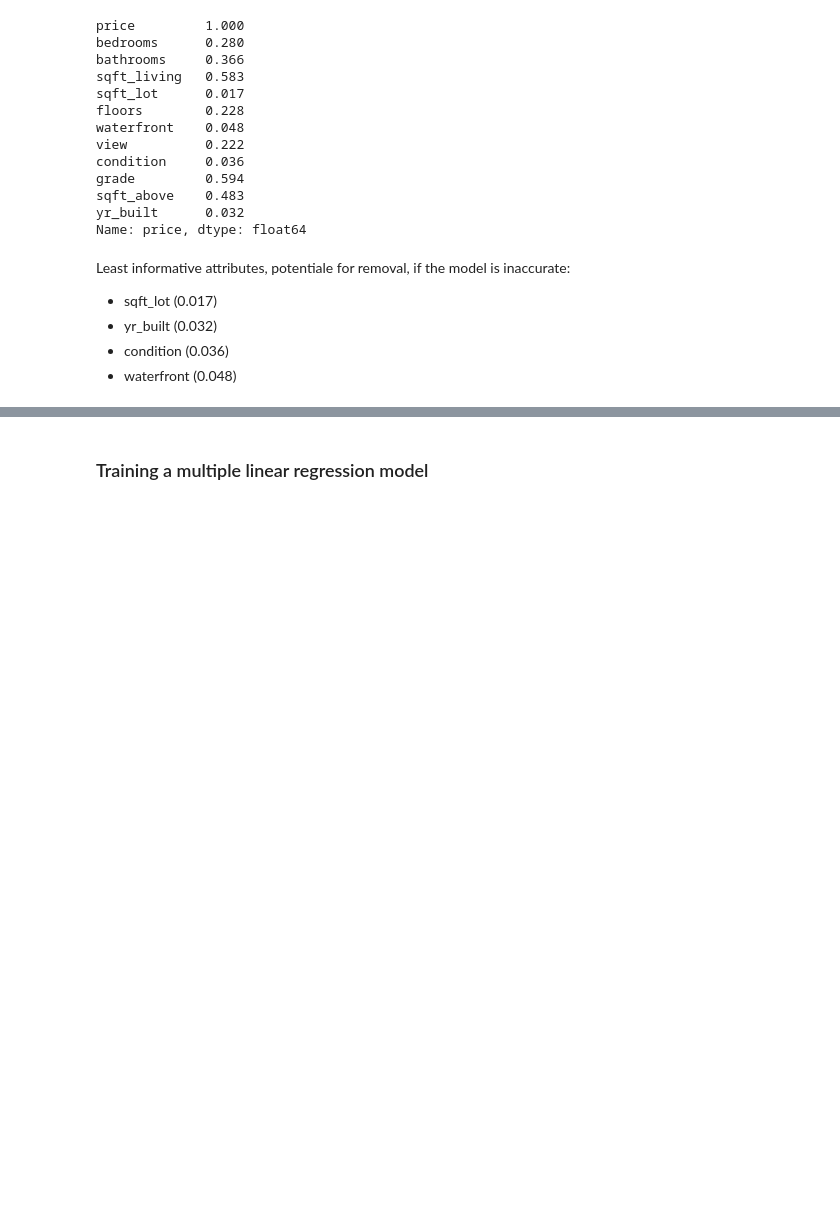
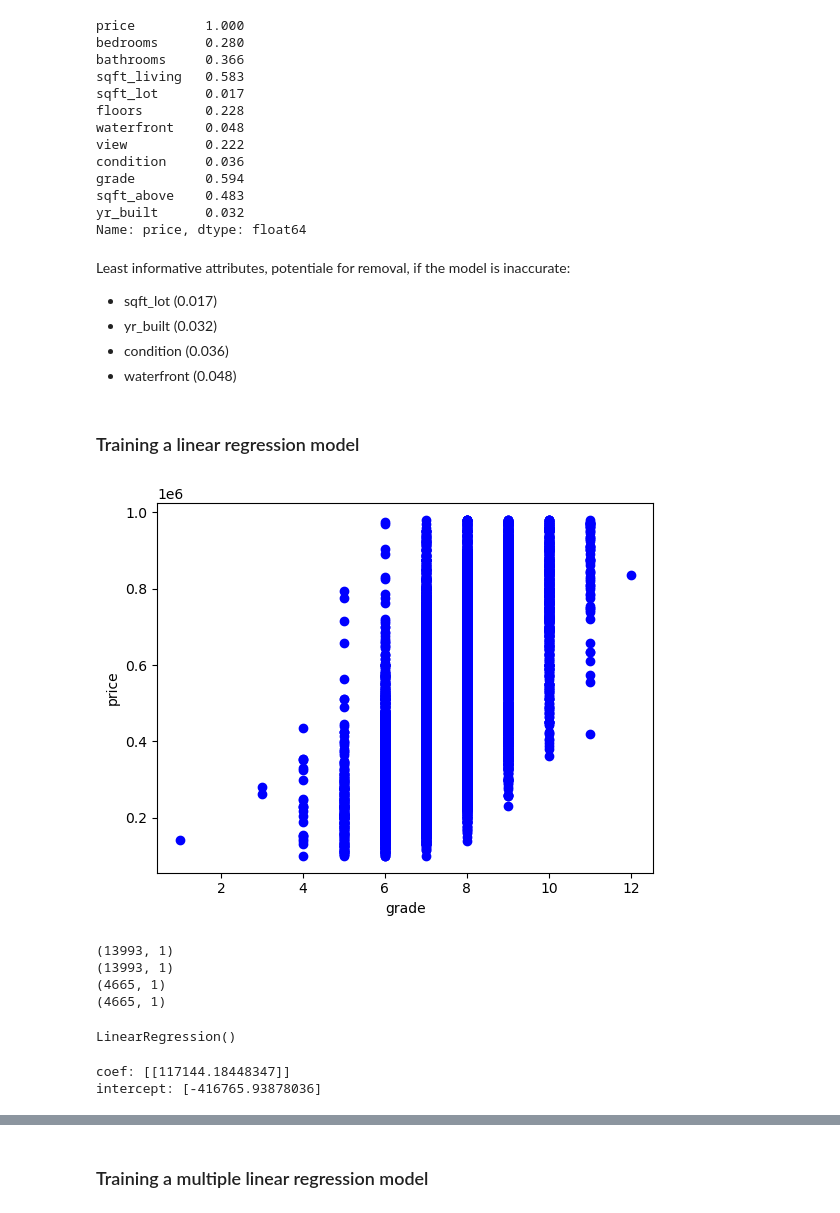
Before and after one commit to cph-oo221/Dat4-BI-MP3, a Jupyter notebook: MP3 - machine learning by regression.ipynb, the cells around one changed output, grey strips where cells are left out. Saved outputs shown, nothing was run; the diff lists cells and outputs as text; code cells hidden in the pictures; blank space fills up the shorter version.

Commit message:
Linear regression model

```diff
--- a/MP3 - machine learning by regression.ipynb
+++ b/MP3 - machine learning by regression.ipynb
@@ -326,3 +326,16 @@ Least informative attributes, potentiale for removal, if the model is inaccurate
 * yr_built (0.032)
 * condition (0.036)
 * waterfront (0.048)
+# %% [markdown]
+### Training a linear regression model
+# %%
+X = df['grade'].values.reshape(-1, 1)
+y = df['price'].values.reshape(-1, 1)
+# %%
+# Scatter plot for grade & price:
+plt.ylabel('price')
+plt.xlabel('grade')
+plt.scatter(X, y, color='blue')
+plt.show()
+# %% [output]
+[figure, added]
@@ -328,0 +348,11 @@ Least informative attributes, potentiale for removal, if the model is inaccurate
+# %%
+# The shape of each subsets (train & test):
+print(X_train.shape)
+print(y_train.shape)
+print(X_test.shape)
+print(y_test.shape)
+# %% [output]
+(13993, 1)
+(13993, 1)
+(4665, 1)
+(4665, 1)
@@ -328,0 +362,14 @@ Least informative attributes, potentiale for removal, if the model is inaccurate
+# %%
+myreg.fit(X_train, y_train)
+myreg
+# %% [output]
+LinearRegression()
+# %%
+a = myreg.coef_
+b = myreg.intercept_
+
+print(f'coef: {a}')
+print(f'intercept: {b}')
+# %% [output]
+coef: [[117144.18448347]]
+intercept: [-416765.93878036]
```
Also changed, not shown: parts of 14 cells of this notebook.
